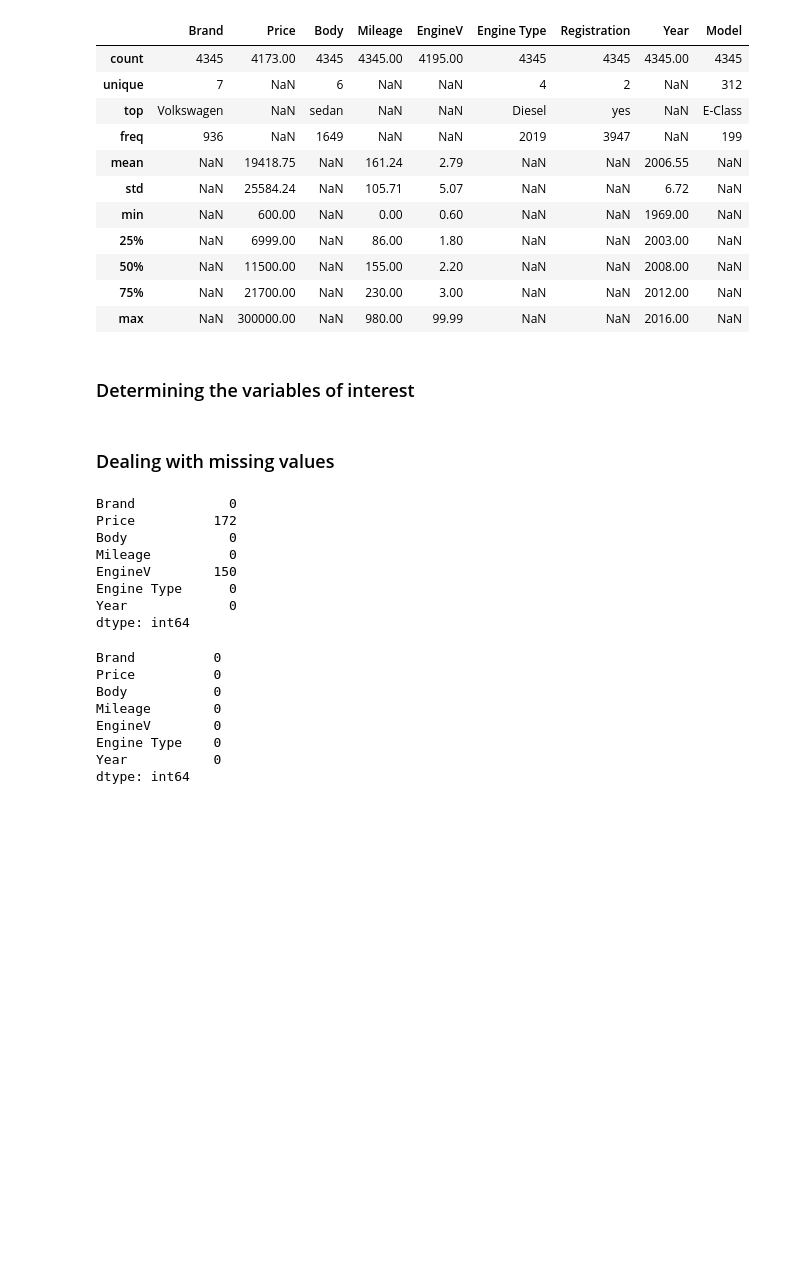
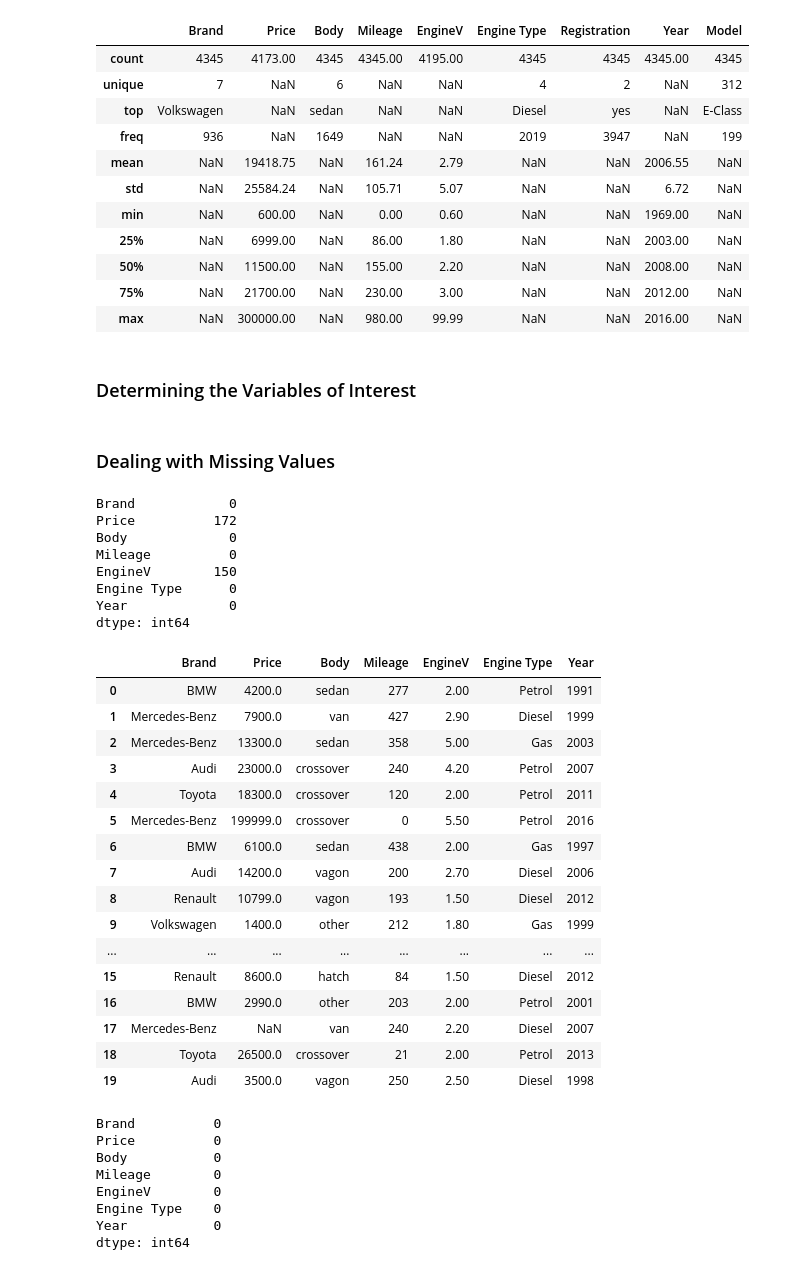
Before and after one commit to aldanajd/Data_Scientist, a Jupyter notebook: Machine Learning/Regression/Cars_price_estimator/Car_price_estimator.ipynb, the cells around one changed output. Saved outputs shown, nothing was run; the diff lists cells and outputs as text; code cells hidden in the pictures; blank space fills up the shorter version.

```diff
--- a/Machine Learning/Regression/Cars_price_estimator/Car_price_estimator.ipynb
+++ b/Machine Learning/Regression/Cars_price_estimator/Car_price_estimator.ipynb
@@ -54,11 +54,11 @@ df.describe(include='all').round(2)
 | 75% | NaN | 21700.00 | NaN | 230.00 | 3.00 | NaN | NaN | 2012.00 | NaN |
 | max | NaN | 300000.00 | NaN | 980.00 | 99.99 | NaN | NaN | 2016.00 | NaN |
 # %% [markdown]
-### Determining the variables of interest
+### Determining the Variables of Interest
 # %%
 df = df.drop(['Model','Registration'], axis=1)
 # %% [markdown]
-### Dealing with missing values
+### Dealing with Missing Values
 # %%
 df.isnull().sum()
 # %% [output]
@@ -70,4 +70,24 @@ EngineV        150
 Engine Type      0
 Year             0
 dtype: int64
+# %%
+df[:20]
+# %% [output]
+|  | Brand | Price | Body | Mileage | EngineV | Engine Type | Year |
+| 0 | BMW | 4200.0 | sedan | 277 | 2.00 | Petrol | 1991 |
+| 1 | Mercedes-Benz | 7900.0 | van | 427 | 2.90 | Diesel | 1999 |
+| 2 | Mercedes-Benz | 13300.0 | sedan | 358 | 5.00 | Gas | 2003 |
+| 3 | Audi | 23000.0 | crossover | 240 | 4.20 | Petrol | 2007 |
+| 4 | Toyota | 18300.0 | crossover | 120 | 2.00 | Petrol | 2011 |
+| 5 | Mercedes-Benz | 199999.0 | crossover | 0 | 5.50 | Petrol | 2016 |
+| 6 | BMW | 6100.0 | sedan | 438 | 2.00 | Gas | 1997 |
+| 7 | Audi | 14200.0 | vagon | 200 | 2.70 | Diesel | 2006 |
+| 8 | Renault | 10799.0 | vagon | 193 | 1.50 | Diesel | 2012 |
+| 9 | Volkswagen | 1400.0 | other | 212 | 1.80 | Gas | 1999 |
+| ... | ... | ... | ... | ... | ... | ... | ... |
+| 15 | Renault | 8600.0 | hatch | 84 | 1.50 | Diesel | 2012 |
+| 16 | BMW | 2990.0 | other | 203 | 2.00 | Petrol | 2001 |
+| 17 | Mercedes-Benz | NaN | van | 240 | 2.20 | Diesel | 2007 |
+| 18 | Toyota | 26500.0 | crossover | 21 | 2.00 | Petrol | 2013 |
+| 19 | Audi | 3500.0 | vagon | 250 | 2.50 | Diesel | 1998 |
 # %%
```
Also changed, not shown: parts of 55 cells of this notebook, 1 other file.
